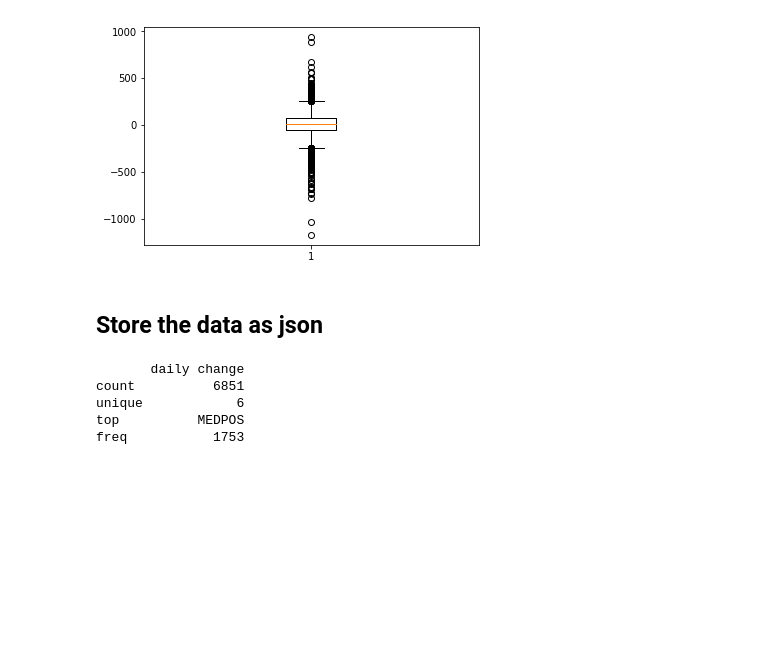
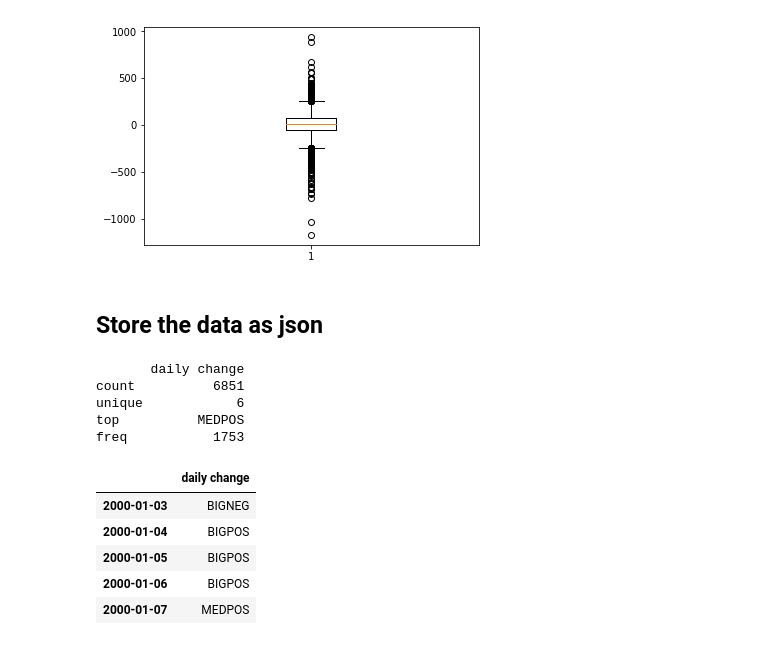
Before and after one commit to vvenla/trumponator, a Jupyter notebook: source/stock_wrangling.ipynb, the cells around one changed output. Cells and saved outputs as stored; diff of their text form; code cells hidden in the pictures; blank space fills up the shorter version.

```diff
--- a/source/stock_wrangling.ipynb
+++ b/source/stock_wrangling.ipynb
@@ -318,18 +318,25 @@ Name: daily change, dtype: float64
 # %%
 #write data as json
 import json
 
 print(df_str.describe())
 
 folder = "../data/"
-name = "DJI-20years-daily-change.json"
+name = "DJI-20years-daily-change.csv"
 with open(folder + name, 'w') as file:
-    file.write(df_str.to_json())
+    file.write(df_str.to_csv())
+df_str.head()
 # %% [output]
        daily change
 count          6851
 unique            6
 top          MEDPOS
 freq           1753
+|  | daily change |
+| 2000-01-03 | BIGNEG |
+| 2000-01-04 | BIGPOS |
+| 2000-01-05 | BIGPOS |
+| 2000-01-06 | BIGPOS |
+| 2000-01-07 | MEDPOS |
 # %%
 #read data as json
```
Also changed, not shown: parts of 9 cells of this notebook, 5 other files.
